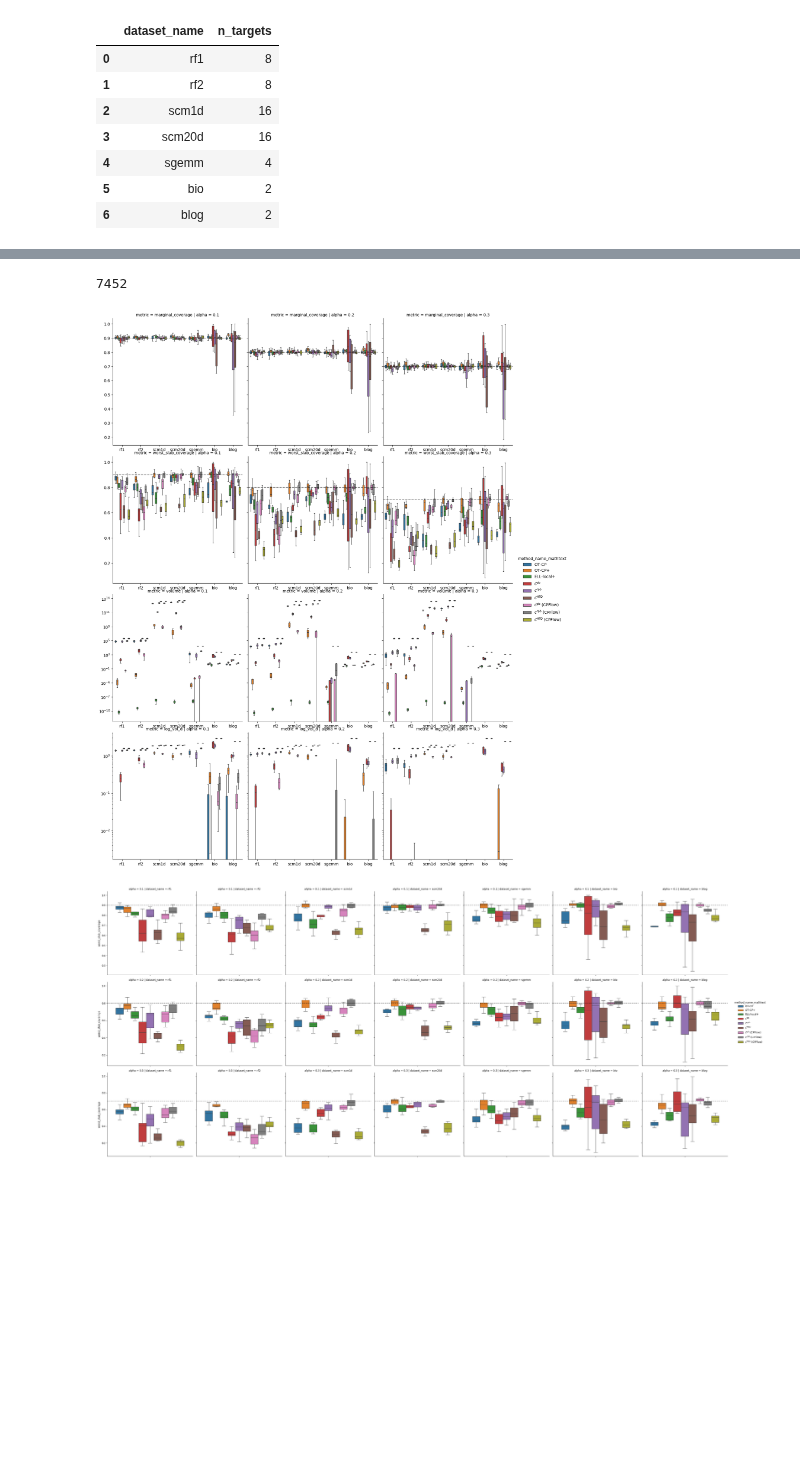
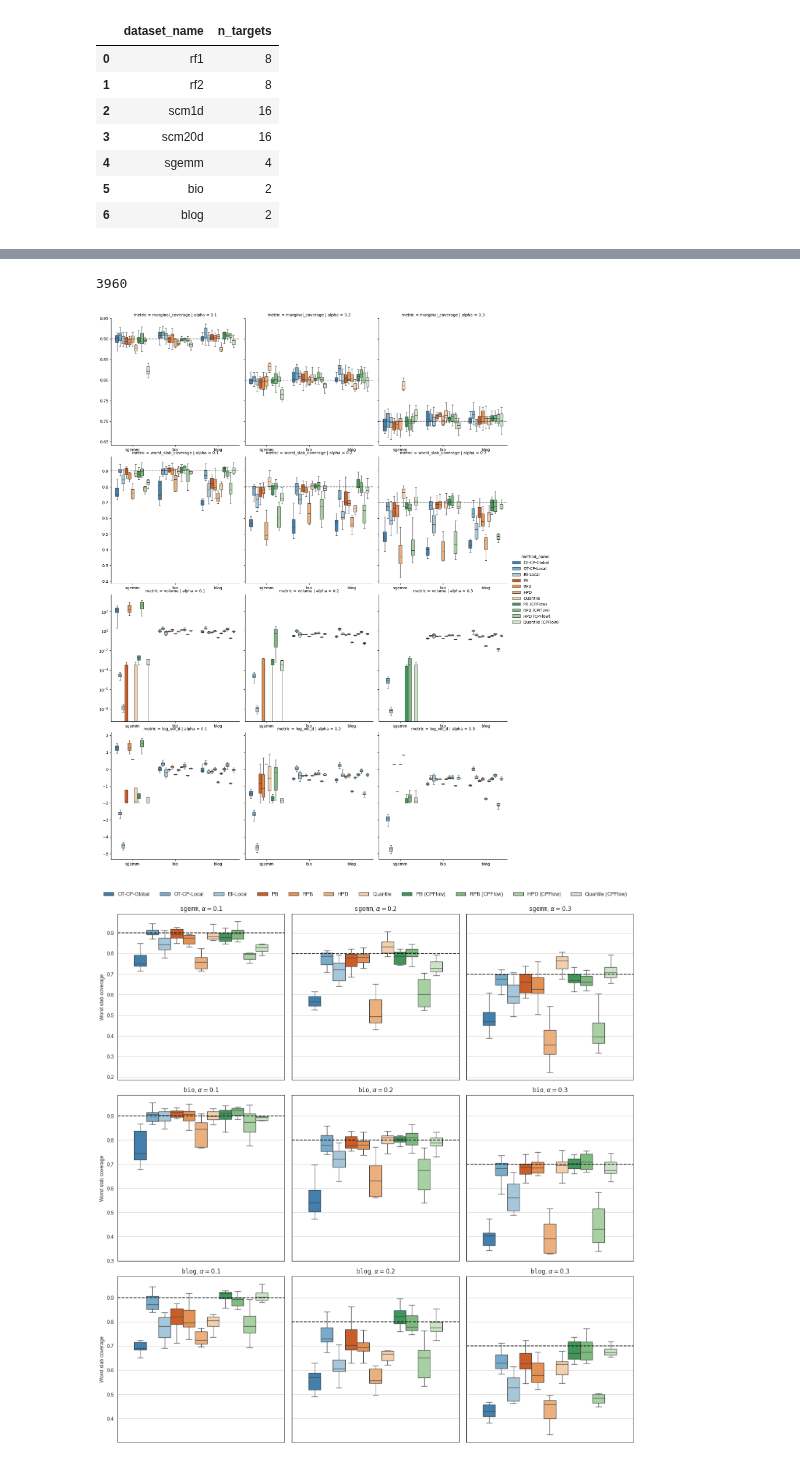
Before and after one commit to VldKnd/conditional_quantile_function, a Jupyter notebook: notebooks/conformal/plot_results.ipynb, the cells around one changed output, grey strips where cells are left out. Drawn from its saved outputs; the diff is of its cells as text; code cells hidden in the pictures; blank space fills up the shorter version.

Commit message:
update conformal results plotting

```diff
--- a/notebooks/conformal/plot_results.ipynb
+++ b/notebooks/conformal/plot_results.ipynb
@@ -9,6 +9,10 @@ print(f"New working dir {os.getcwd()}")
 # %% [output]
 Old working dir /home/alex/repos/conditional_quantile_function/notebooks/conformal
 New working dir /home/alex/repos/conditional_quantile_function
+# %%
+from pathlib import Path
+plots_dir = Path('./conformal_plots/')
+os.makedirs(plots_dir, exist_ok=True)
 # %%
 from pathlib import Path
 
@@ -21,7 +26,8 @@ import seaborn as sns
 
 %matplotlib inline
 # %%
-results_dir = Path('./conformal_results_250912/')
+results_dir = Path('./conformal_results_u/')
+#results_dir = Path('./conformal_results/')
 # %%
 from conformal.real_datasets.process_raw import datasets
 # %%
@@ -39,0 +59,3 @@ df_n_targets
+# %%
+t20c = matplotlib.colormaps["tab20c"]
+t20c
@@ -106,11 +202,13 @@ df_melted = pd.melt(df, id_vars=id_vars, value_vars=metrics_columns, var_name="m
 # %%
 len(df_melted)
 # %% [output]
-7452
+3960
 # %%
 g_all = sns.catplot(
-    data=df_melted, kind="box",
-    x="dataset_name", y="value", col="alpha", row="metric", hue="method_name_mathtext",
+    data=df_melted,#.query("dataset_name == 'bio' or dataset_name == 'blog'"),
+    kind="box",
+    x="dataset_name", y="value", col="alpha", row="metric", hue="method_name", #_mathtext",
+    palette=palette,
     sharey="row", showfliers=False,
 )
 g_all.set_axis_labels("", "")
@@ -122,22 +220,36 @@ for (metric_name, alpha), ax in g_all.axes_dict.items():
 for ax in g_all.axes.flatten():
     ax.tick_params(labelbottom=True)
 # %% [output]
-[figure, old version]
+[figure, new version]
 # %%
 #g_all.axes_dict
 # %%
+sns.set_style({'axes.grid' : True})
 g_wsc = sns.catplot(
-    data=df, kind="box",
-    y="worst_slab_coverage", row="alpha", col="dataset_name", hue="method_name_mathtext",
-    sharey="row", showfliers=False,
+    data=df,#.query("dataset_name == 'bio' or dataset_name == 'blog'"),
+    kind="box",
+    y="worst_slab_coverage",
+    col="alpha",
+    row="dataset_name",
+    hue="method_name", #_mathtext",
+    palette=palette,
+    sharey="row",
+    showfliers=False,
 )
-#g_wsc.set_axis_labels("", "")
-for (alpha, dataset_name), ax in g_wsc.axes_dict.items():
-    ax.axhline(1 - alpha, ls="--", c="k", alpha=0.5)
+sns.move_legend(g_wsc, "lower center", bbox_to_anchor=(0.45, 1), ncol=len(palette), title=None)
+g_wsc.set_axis_labels("", "Worst slab coverage")
+g_wsc.set_xticklabels([])
+g_wsc.despine(bottom=False, top=False, right=False)
+for (dataset_name, alpha,), ax in g_wsc.axes_dict.items():
+    ax.set_title(rf"$\mathtt{{{dataset_name}}}$, $\alpha={alpha:.1f}$")
+    ax.axhline(1 - alpha, xmax=1, ls="--", c="k", alpha=0.9)
 for ax in g_wsc.axes.flatten():
-    ax.tick_params(labelbottom=True)
+    ax.tick_params(left=False, bottom=False)
+
+g_wsc.savefig(plots_dir / "big_data_worst_slab_coverage_250920.pdf", bbox_inches="tight")
+g_wsc.savefig(plots_dir / "big_data_worst_slab_coverage_250920.png", bbox_inches="tight")
 # %% [output]
-[figure, old version]
+[figure, new version]
 # %%
 #list(g_wsc.axes_dict.items())[0]
 # %%
```
Also changed, not shown: parts of 20 cells of this notebook.
